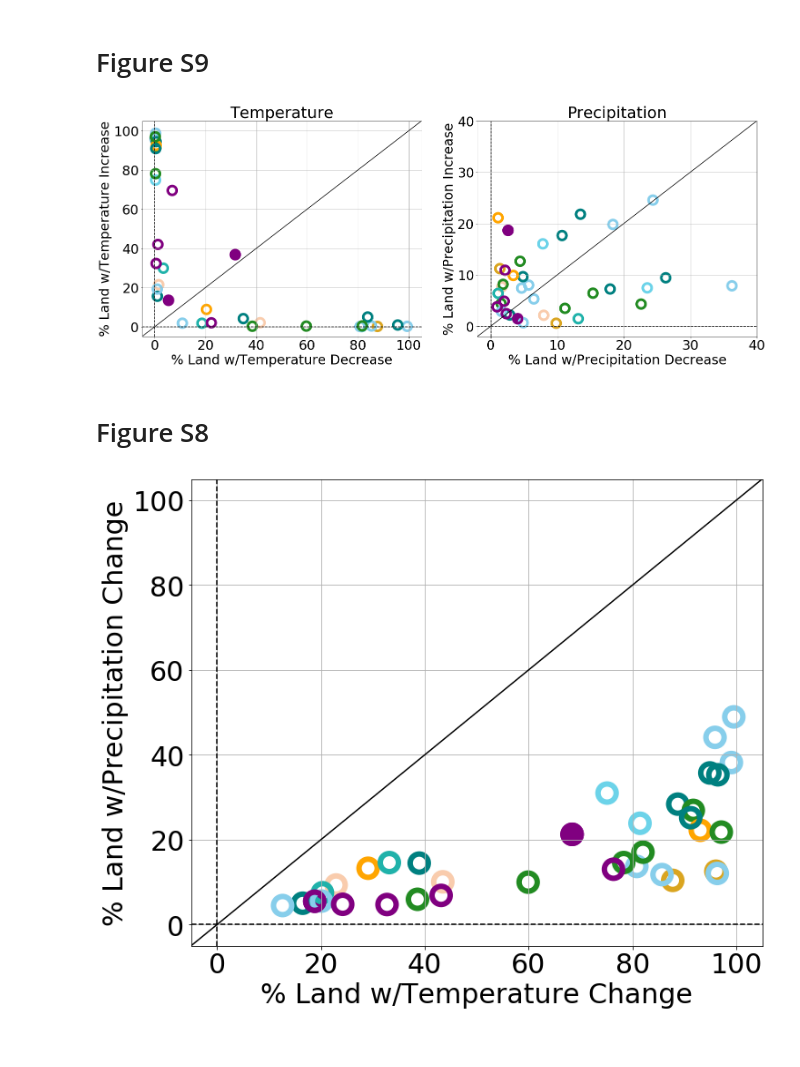
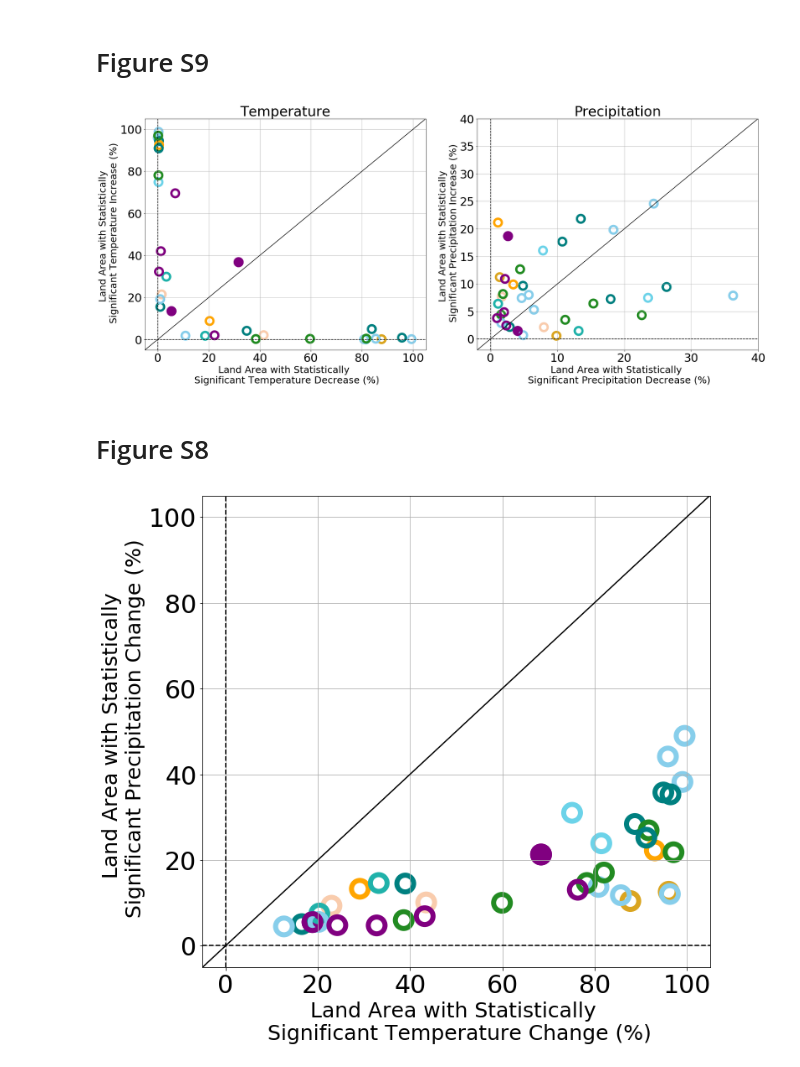
Before and after one commit to czarakas/coupled_PPE, a Jupyter notebook: code/06_analyze_simulations/generate_figures/Figure_S11_S9.ipynb, the cells around one changed output. Cells and saved outputs as stored; diff of their text form; code cells hidden in the pictures.

```diff
--- a/code/06_analyze_simulations/generate_figures/Figure_S11_S9.ipynb
+++ b/code/06_analyze_simulations/generate_figures/Figure_S11_S9.ipynb
@@ -33,2 +37,3 @@ from load_gridcell_areas import *
 # %%
-pvals=xr.open_dataset(path_in+'pval_calculated_PRECT_Annual_mean.nc')['pval']
+ds_ref_P=xr.open_dataset(path_in+'annual_means/ref_calculated_PREC_FROM_ATM_Annual_mean_coupled.nc')['calculated_PREC_FROM_ATM']
+ds_ref_Ts=xr.open_dataset(path_in+'annual_means/ref_TSKIN_Annual_mean_coupled.nc')['TSKIN']
@@ -37,7 +40,6 @@ ds_ref=xr.open_dataset(path_in+'ref_calculated_PRECT_Annual_mean.nc')['calculate
 # %%
-landweights=landweights.reindex_like(ds_ref, method='nearest',tolerance=0.05)
+landweights2_atm=landweights2.reindex_like(ds_ref_P, method='nearest',tolerance=0.05)
+landweights2_lnd=landweights2
-# %%
-pvals_Ts=xr.open_dataset(path_in+'pval_TSKIN_Annual_mean.nc')['pval']
 # %% [markdown]
 # Do some calculations
 # %%
@@ -82,10 +117,10 @@ plt.savefig('Figures/PRECT_range_absolute_change.png')
 # %% [markdown]
 # Figure S9
 # %%
-pct_decrease_Ts=(((pvals_Ts<=0.05)&(ds_Ts<0))*landweights).mean(dim=['lat','lon'])*100
-pct_increase_Ts=(((pvals_Ts<=0.05)&(ds_Ts>0))*landweights).mean(dim=['lat','lon'])*100
-pct_decrease_P=(((pvals<=0.05)&(ds<0))*landweights).mean(dim=['lat','lon'])*100
-pct_increase_P=(((pvals<=0.05)&(ds>0))*landweights).mean(dim=['lat','lon'])*100
+pct_decrease_Ts=(((pvals_Ts<=0.05)&(ds_Ts<0))*landweights2).sum(dim=['lat','lon'])*100
+pct_increase_Ts=(((pvals_Ts<=0.05)&(ds_Ts>0))*landweights2).sum(dim=['lat','lon'])*100
+pct_decrease_P=(((pvals_P<=0.05)&(ds_P<0))*landweights2_atm).sum(dim=['lat','lon'])*100
+pct_increase_P=(((pvals_P<=0.05)&(ds_P>0))*landweights2_atm).sum(dim=['lat','lon'])*100
 # %%
 from plotting_settings import *
 # %%
@@ -93,44 +128,45 @@ zeta_ind=(crosswalk.param=='zetamaxstable').values
 # %%
 plt.rcParams.update({'font.size': 30})
 
-plt.figure(figsize=(25,9))
+plt.figure(figsize=(25,11))
 
 plt.subplot(1,2,1)
 plt.scatter(pct_decrease_Ts[zeta_ind], pct_increase_Ts[zeta_ind], s=400,
             c=np.array(colors)[zeta_ind],
             linewidth=6)
 plt.scatter(pct_decrease_Ts, pct_increase_Ts, s=400,
             edgecolors=colors,facecolors='none',linewidth=6)
 plt.grid()
 plt.axhline(y=0,linestyle='--',color='k')
 plt.axvline(x=0,linestyle='--',color='k')
-plt.xlabel('% Land w/Temperature Decrease')
-plt.ylabel('% Land w/Temperature Increase')
+plt.xlabel('Land Area with Statistically \n Significant Temperature Decrease (%)', fontsize=25)
+plt.ylabel('Land Area with Statistically \n Significant Temperature Increase (%)', fontsize=25)
 plt.plot([-5,105],[-5,105],'-k')
 plt.xlim([-5,105])
 plt.ylim([-5,105])
 plt.title('Temperature')
 
 plt.subplot(1,2,2)
 
 
 plt.grid()
 plt.axhline(y=0,linestyle='--',color='k')
 plt.axvline(x=0,linestyle='--',color='k')
 plt.scatter(pct_decrease_P[zeta_ind], pct_increase_P[zeta_ind], s=400,
             c=np.array(colors)[zeta_ind],
             linewidth=6)
 plt.scatter(pct_decrease_P, pct_increase_P, s=400,
             edgecolors=colors,facecolors='none',linewidth=6)
-plt.xlabel('% Land w/Precipitation Decrease')
-plt.ylabel('% Land w/Precipitation Increase')
+plt.xlabel('Land Area with Statistically \n Significant Precipitation Decrease (%)', fontsize=25)
+plt.ylabel('Land Area with Statistically \n Significant Precipitation Increase (%)', fontsize=25)
 plt.plot([-2,40],[-2,40],'-k')
 plt.xlim([-2,40])
 plt.ylim([-2,40])
 plt.title('Precipitation')
-plt.savefig('Figures/S9_Percentage_Sign_Change.png')
+plt.tight_layout()
+plt.savefig('Figures/Figure_S9_Percentage_Significant_Sign_Change.pdf')
 # %% [output]
-[figure, old version]
+[figure, new version]
 # %% [markdown]
 # Figure S8
 # %%
@@ -139,7 +175,7 @@ pct_change_P=(((pvals<=0.05))*landweights).mean(dim=['lat','lon'])*100
 # %%
 plt.rcParams.update({'font.size': 30})
 
-plt.figure(figsize=(11,9))
+plt.figure(figsize=(11,10))
 
 plt.scatter(pct_change_Ts[zeta_ind], pct_change_P[zeta_ind], s=400,
             c=np.array(colors)[zeta_ind],
@@ -149,12 +185,14 @@ plt.scatter(pct_change_Ts, pct_change_P, s=400,
 plt.grid()
 plt.axhline(y=0,linestyle='--',color='k')
 plt.axvline(x=0,linestyle='--',color='k')
-plt.xlabel('% Land w/Temperature Change')
-plt.ylabel('% Land w/Precipitation Change')
+plt.xlabel('Land Area with Statistically \n Significant Temperature Change (%)',
+          fontsize=25)
+plt.ylabel('Land Area with Statistically \n Significant Precipitation Change (%)',
+          fontsize=25)
 plt.plot([-5,105],[-5,105],'-k')
 plt.xlim([-5,105])
 plt.ylim([-5,105])
 plt.tight_layout()
-plt.savefig('Figures/S8.png')
+plt.savefig('Figures/Figure_S8.pdf')
 # %% [output]
-[figure, old version]
+[figure, new version]
```
Also changed, not shown: parts of 11 cells of this notebook, 11 other files.
